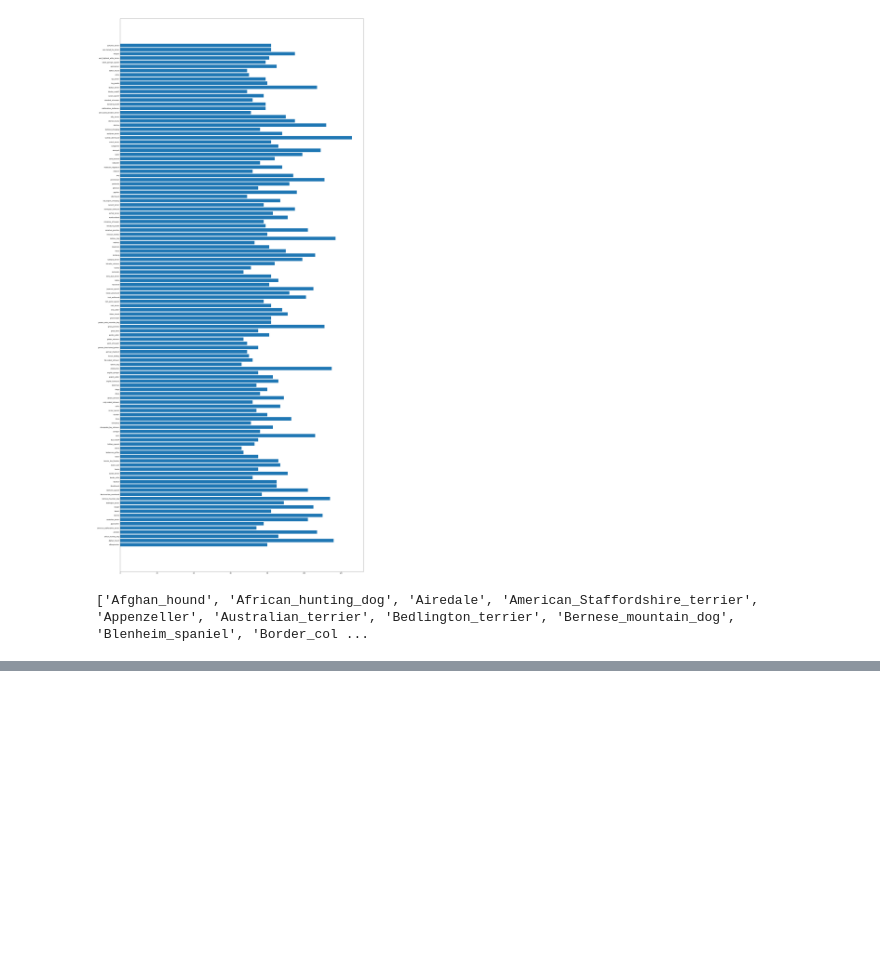
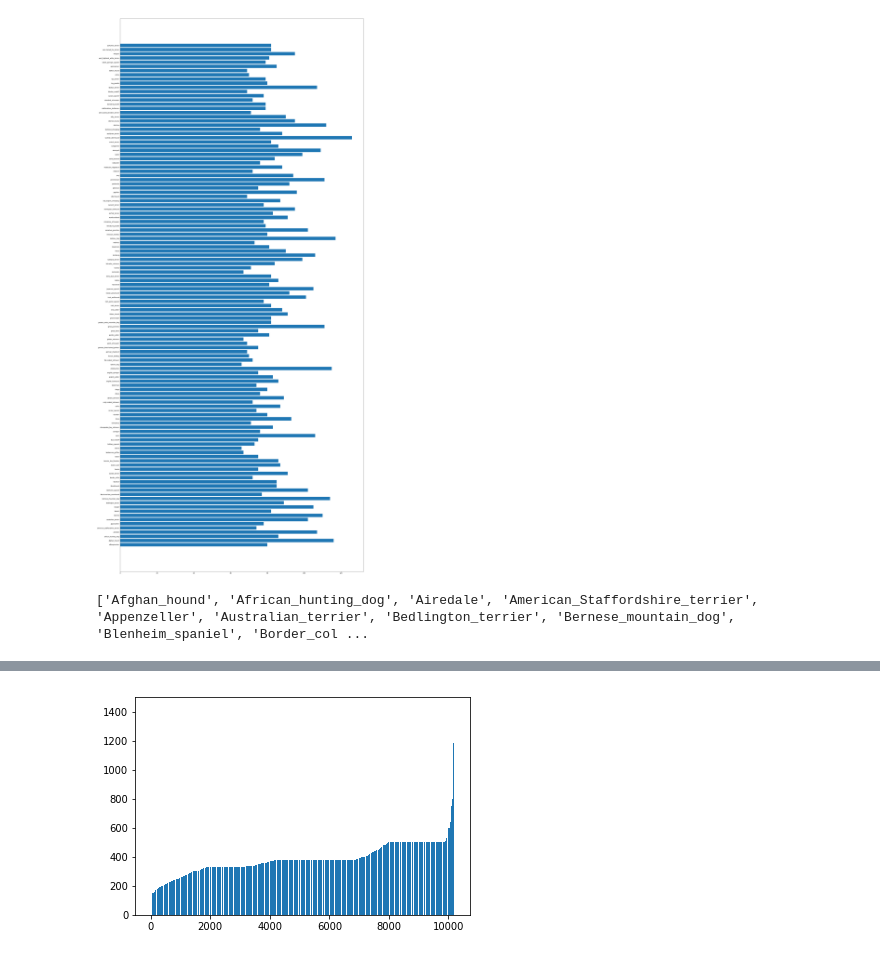
Before and after one commit to BearBurg/Dog_Breed, a Jupyter notebook: dog_breed.ipynb, the cells around one changed output, grey strips where cells are left out. Drawn from its saved outputs; the diff is of its cells as text; code cells hidden in the pictures; blank space fills up the shorter version.

```diff
--- a/dog_breed.ipynb
+++ b/dog_breed.ipynb
@@ -90,0 +118,9 @@ FileNotFoundError: [Errno 2] No such file or directory: 'bottleneck_features/Dog
+# %%
+height.sort()
+l, c = list(range(len(height))), height
+plt.ylim(0,1500)
+# plt.figure(figsize=(30,70))
+plt.bar(l,c)
+plt.show()
+# %% [output]
+[figure, added]
```
Also changed, not shown: parts of 6 cells of this notebook.
